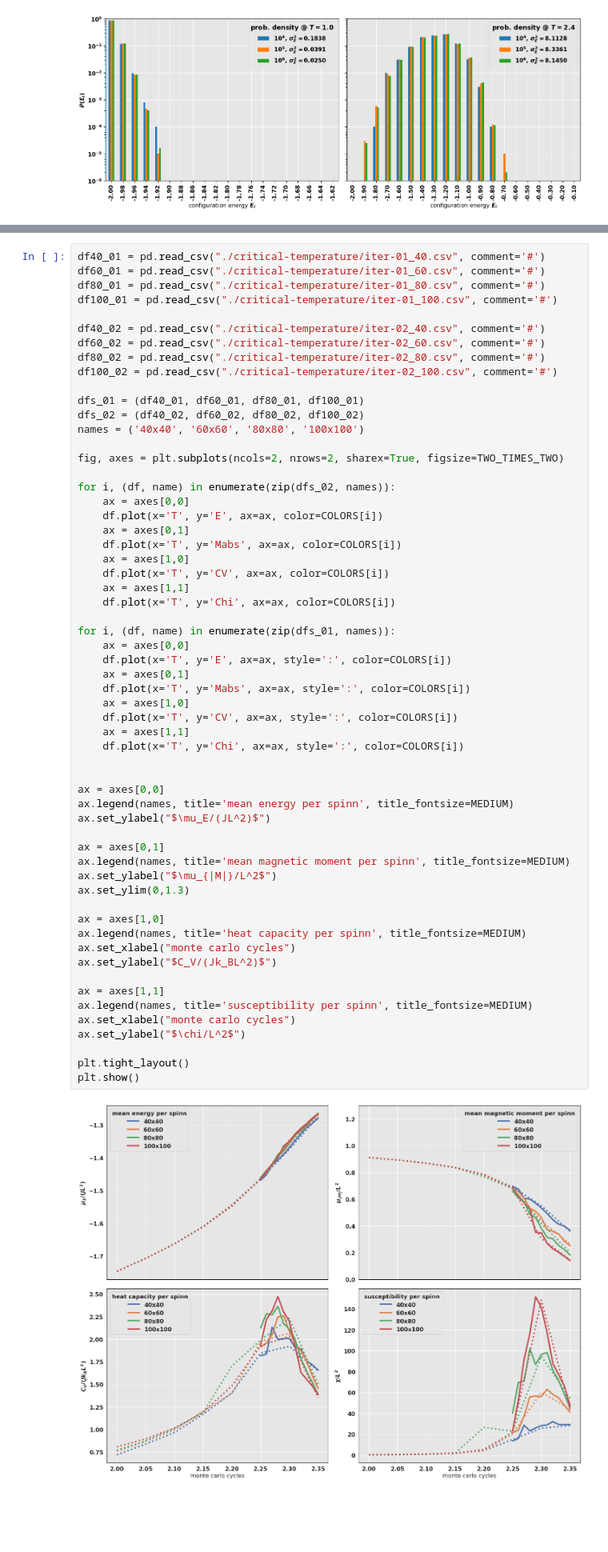
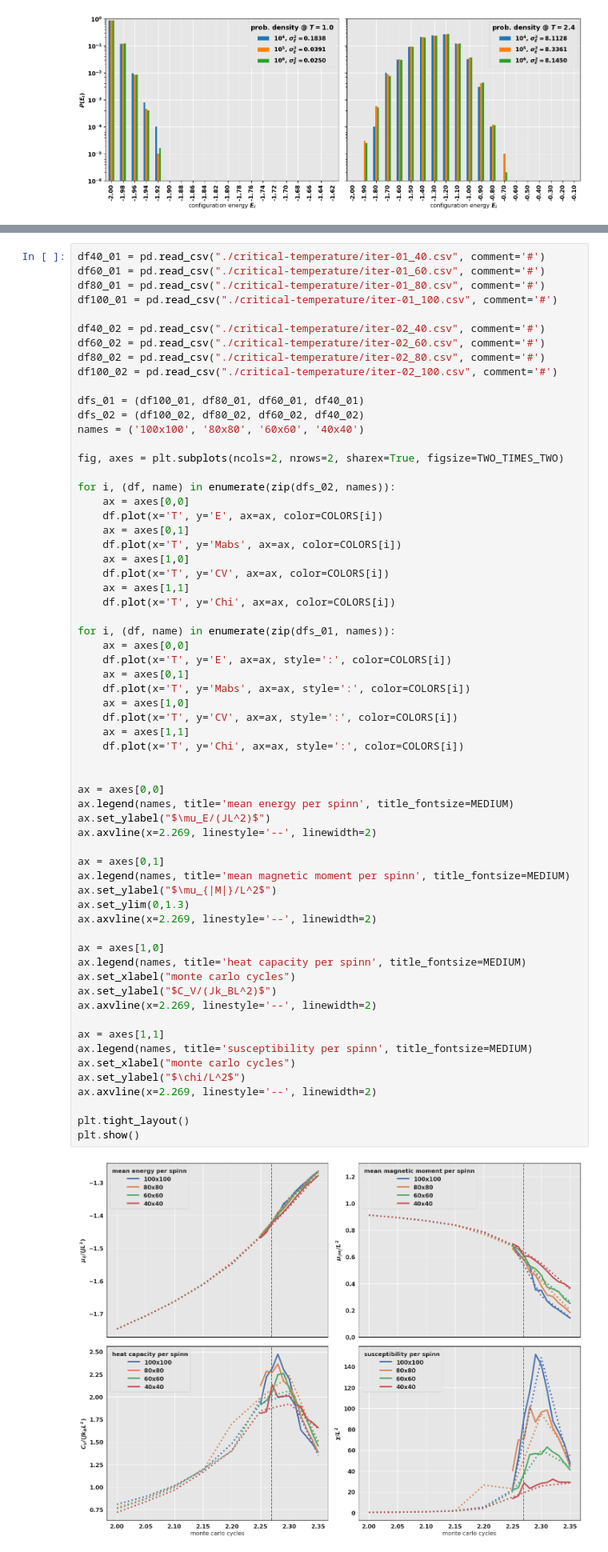
Before and after one commit to fonstelien/FYS4150, a Jupyter notebook: project4/results/project4.ipynb, the cells around one changed output, grey strips where cells are left out. Shown at 80% size. Cells and saved outputs as stored; diff of their text form; blank space fills up the shorter version.

```diff
--- a/project4/results/project4.ipynb
+++ b/project4/results/project4.ipynb
@@ -345,9 +345,9 @@ df60_02 = pd.read_csv("./critical-temperature/iter-02_60.csv", comment='#')
 df80_02 = pd.read_csv("./critical-temperature/iter-02_80.csv", comment='#')
 df100_02 = pd.read_csv("./critical-temperature/iter-02_100.csv", comment='#')
 
-dfs_01 = (df40_01, df60_01, df80_01, df100_01)
-dfs_02 = (df40_02, df60_02, df80_02, df100_02)
-names = ('40x40', '60x60', '80x80', '100x100')
+dfs_01 = (df100_01, df80_01, df60_01, df40_01)
+dfs_02 = (df100_02, df80_02, df60_02, df40_02)
+names = ('100x100', '80x80', '60x60', '40x40')
 
 fig, axes = plt.subplots(ncols=2, nrows=2, sharex=True, figsize=TWO_TIMES_TWO)
 
@@ -367,31 +367,35 @@ for i, (df, name) in enumerate(zip(dfs_01, names)):
     ax = axes[0,1]
     df.plot(x='T', y='Mabs', ax=ax, style=':', color=COLORS[i])
     ax = axes[1,0]
     df.plot(x='T', y='CV', ax=ax, style=':', color=COLORS[i])
     ax = axes[1,1]
     df.plot(x='T', y='Chi', ax=ax, style=':', color=COLORS[i])
 
 
 ax = axes[0,0]
 ax.legend(names, title='mean energy per spinn', title_fontsize=MEDIUM)
 ax.set_ylabel("$\mu_E/(JL^2)$")
+ax.axvline(x=2.269, linestyle='--', linewidth=2)
 
 ax = axes[0,1]
 ax.legend(names, title='mean magnetic moment per spinn', title_fontsize=MEDIUM)
 ax.set_ylabel("$\mu_{|M|}/L^2$")
 ax.set_ylim(0,1.3)
+ax.axvline(x=2.269, linestyle='--', linewidth=2)
 
 ax = axes[1,0]
 ax.legend(names, title='heat capacity per spinn', title_fontsize=MEDIUM)
 ax.set_xlabel("monte carlo cycles")
 ax.set_ylabel("$C_V/(Jk_BL^2)$")
+ax.axvline(x=2.269, linestyle='--', linewidth=2)
 
 ax = axes[1,1]
 ax.legend(names, title='susceptibility per spinn', title_fontsize=MEDIUM)
 ax.set_xlabel("monte carlo cycles")
 ax.set_ylabel("$\chi/L^2$")
+ax.axvline(x=2.269, linestyle='--', linewidth=2)
 
 plt.tight_layout()
 plt.show()
 # %% [output]
-[figure, old version]
+[figure, new version]
```
Also changed, not shown: parts of 3 cells of this notebook, 2 other files.
